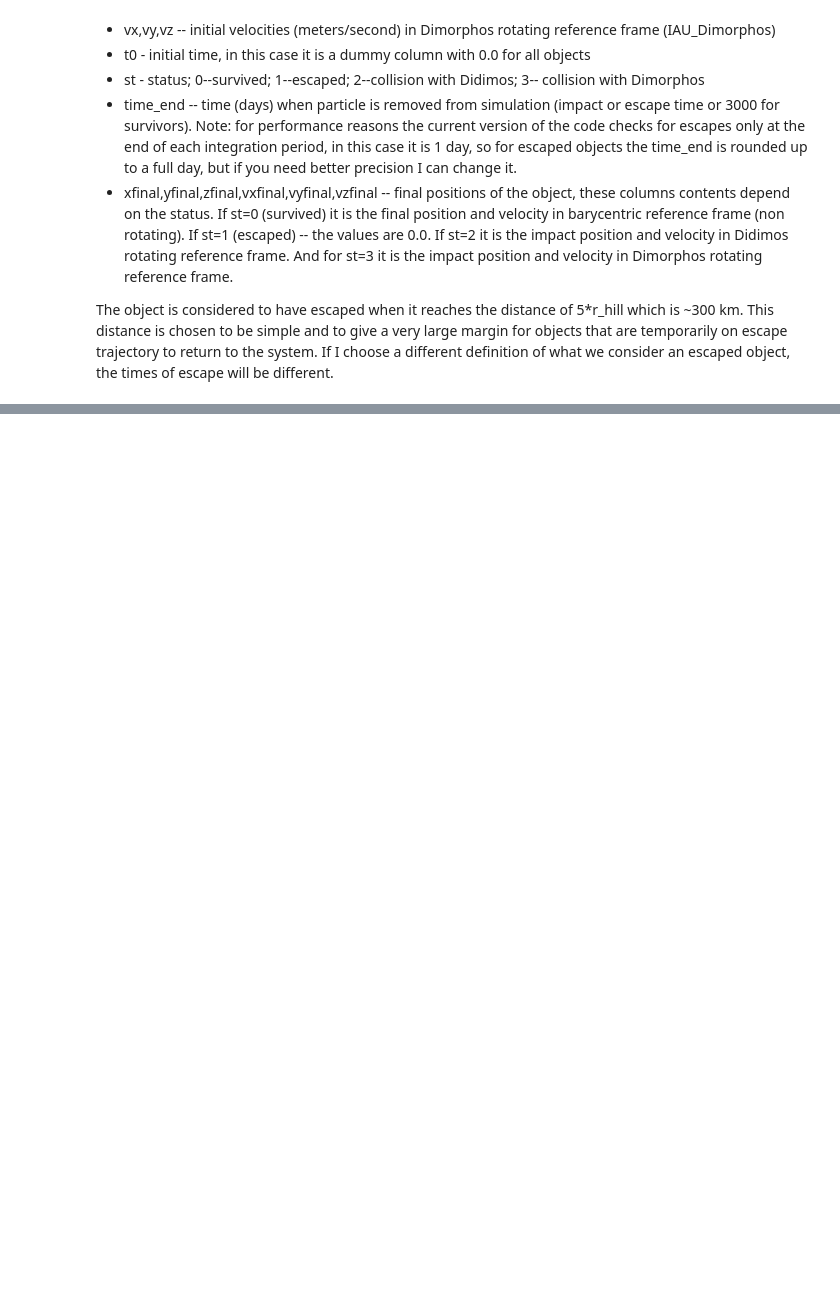
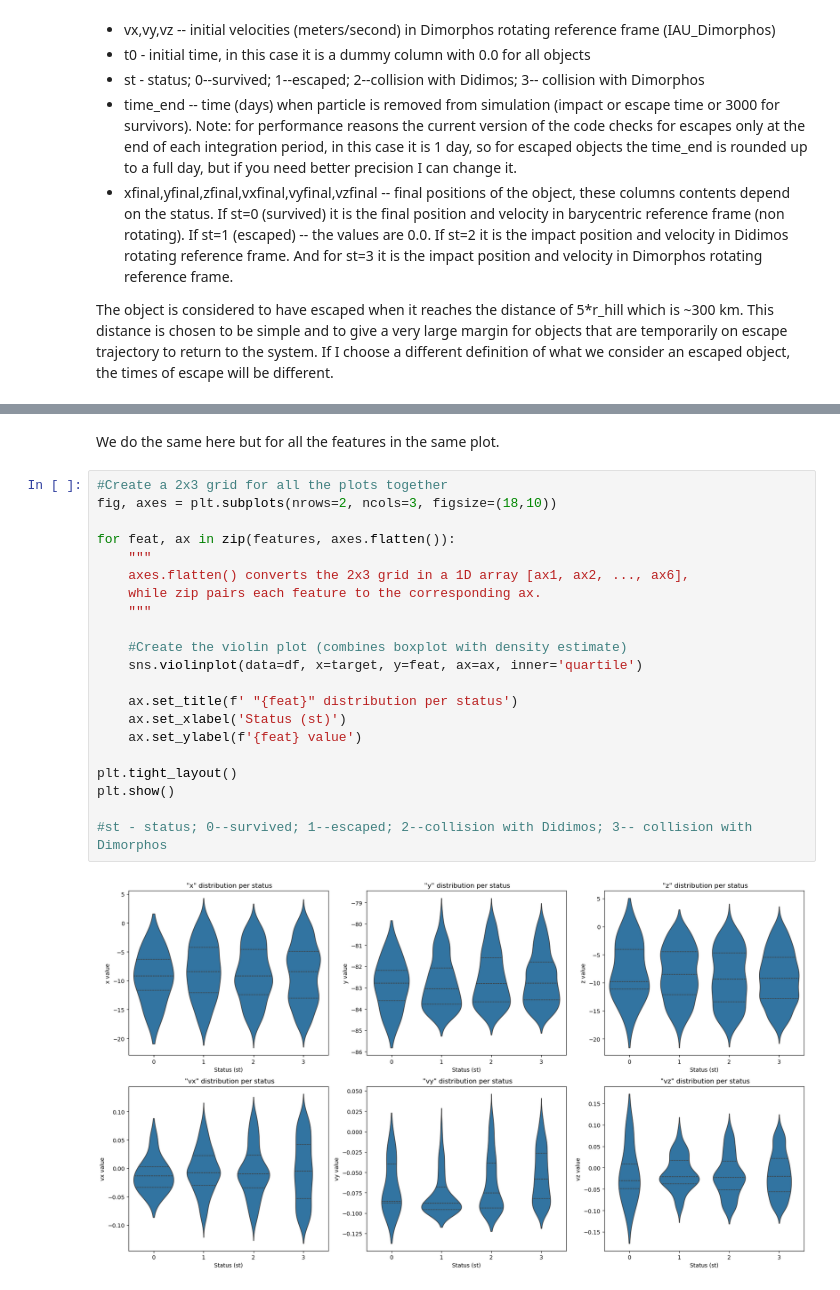
Before and after one commit to LFiaccadori/DART-Ejecta-Fate-Prediction, a Jupyter notebook: notebooks/first_simulation_analysis.ipynb, the cells around one changed output, grey strips where cells are left out. Saved outputs shown, nothing was run; the diff lists cells and outputs as text; blank space fills up the shorter version.

```diff
--- a/notebooks/first_simulation_analysis.ipynb
+++ b/notebooks/first_simulation_analysis.ipynb
@@ -32,0 +71,25 @@ print(df.head())
+# %% [markdown]
+We do the same here but for all the features in the same plot.
+# %%
+#Create a 2x3 grid for all the plots together
+fig, axes = plt.subplots(nrows=2, ncols=3, figsize=(18,10))
+
+for feat, ax in zip(features, axes.flatten()):
+    """
+    axes.flatten() converts the 2x3 grid in a 1D array [ax1, ax2, ..., ax6],
+    while zip pairs each feature to the corresponding ax.
+    """
+
+    #Create the violin plot (combines boxplot with density estimate)
+    sns.violinplot(data=df, x=target, y=feat, ax=ax, inner='quartile')
+
+    ax.set_title(f' "{feat}" distribution per status')
+    ax.set_xlabel('Status (st)')
+    ax.set_ylabel(f'{feat} value')
+
+plt.tight_layout()
+plt.show()
+
+#st - status; 0--survived; 1--escaped; 2--collision with Didimos; 3-- collision with Dimorphos
+# %% [output]
+[figure, added]
```
Also changed, not shown: parts of 5 cells of this notebook.
